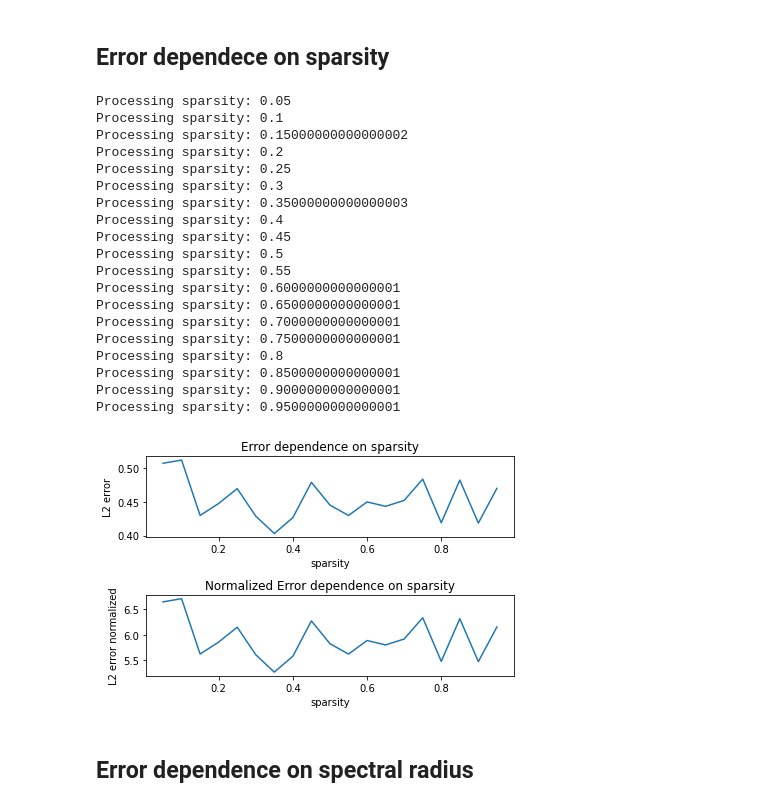
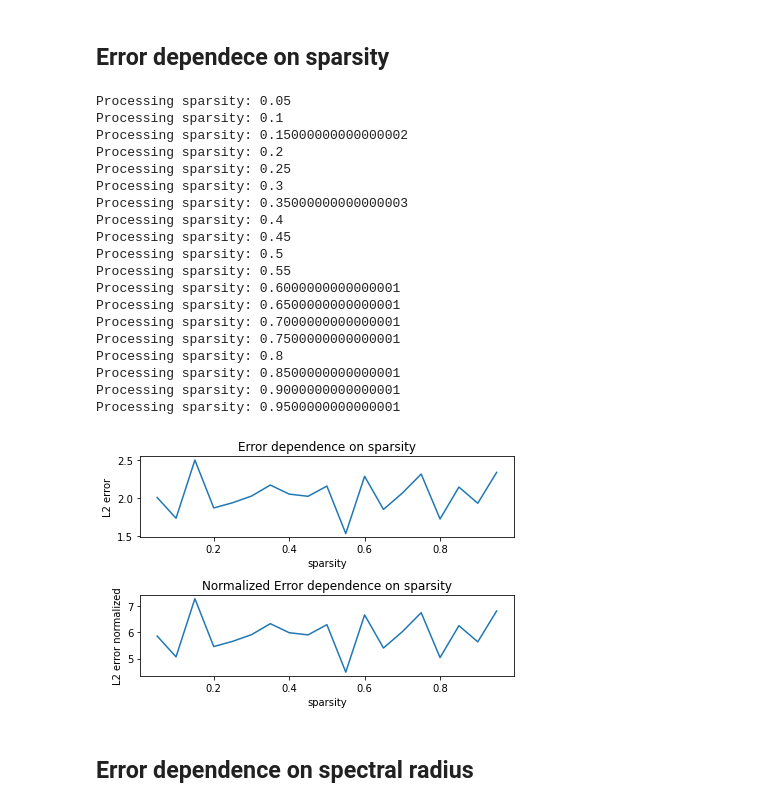
Before and after one commit to JustinZal/PendulumNN, a Jupyter notebook: Coupled Pendulums prediction.ipynb, the cells around one changed output. Cells and saved outputs as stored; diff of their text form; code cells hidden in the pictures.

```diff
--- a/Coupled Pendulums prediction.ipynb
+++ b/Coupled Pendulums prediction.ipynb
@@ -138,7 +151,7 @@ t_test = t[cutoff:]
 y_test = angle1[cutoff:]
 
 N_samples = 300
-weights = esn.fit(t_train, y_train)
+weights = esn.fit(t_train, y_train, False)
 pred = esn.predict(t_test[:N_samples], True)[:, 0]
 
 print(((pred - y_test[:N_samples]) ** 2).sum(), 'Sum square')
@@ -220,10 +229,10 @@ for number_of_reservoirs in steps:
         esn = get_esn_modified_size(number_of_reservoirs)
         weights = esn.fit(t_train, y_train)
 
-        pred = esn.predict(t_test[:N])
+        pred = esn.predict(t_test[:N_samples])
 
-        m.append(np.abs(pred - y_test[:N]).mean())
-        m2.append(np.abs(pred - y_test[:N]).mean() / y_test[:N].std())
+        m.append(np.abs(pred - y_test[:N_samples]).mean())
+        m2.append(np.abs(pred - y_test[:N_samples]).mean() / y_test[:N_samples].std())
 
     err_normalized.append(np.array(m2).mean())
     err.append(np.array(m).mean())
@@ -286,10 +295,10 @@ for sparsity in steps:
         esn = getESN(1, 1000, 0.5, sparsity, 0, False)
         weights = esn.fit(t_train, y_train)
 
-        pred = esn.predict(t_test[:N])
+        pred = esn.predict(t_test[:N_samples])
 
-        m.append(np.abs(pred - y_test[:N]).mean())
-        m2.append(np.abs(pred - y_test[:N]).mean() / y_test[:N].var())
+        m.append(np.abs(pred - y_test[:N_samples]).mean())
+        m2.append(np.abs(pred - y_test[:N_samples]).mean() / y_test[:N_samples].var())
 
     err.append(np.array(m).mean())
     err_normalized.append(np.array(m2).mean())
@@ -308,34 +317,34 @@ ax[0].set_xlabel('sparsity')
 ax[0].set_ylabel('L2 error')
 
 ax[1].plot(steps, err_normalized)
 ax[1].set_title('Normalized Error dependence on sparsity')
 ax[1].set_xlabel('sparsity')
 ax[1].set_ylabel('L2 error normalized')
 
 fig.tight_layout()
 
 # plt.plot(steps, err)
 # %% [output]
 Processing sparsity: 0.05
 Processing sparsity: 0.1
 Processing sparsity: 0.15000000000000002
 Processing sparsity: 0.2
 Processing sparsity: 0.25
 Processing sparsity: 0.3
 Processing sparsity: 0.35000000000000003
 Processing sparsity: 0.4
 Processing sparsity: 0.45
 Processing sparsity: 0.5
 Processing sparsity: 0.55
 Processing sparsity: 0.6000000000000001
 Processing sparsity: 0.6500000000000001
 Processing sparsity: 0.7000000000000001
 Processing sparsity: 0.7500000000000001
 Processing sparsity: 0.8
 Processing sparsity: 0.8500000000000001
 Processing sparsity: 0.9000000000000001
 Processing sparsity: 0.9500000000000001
-[figure, old version]
+[figure, new version]
 # %% [markdown]
 ## Error dependence on spectral radius
 # %%
```
Also changed, not shown: parts of 9 cells of this notebook, 12 other files.
